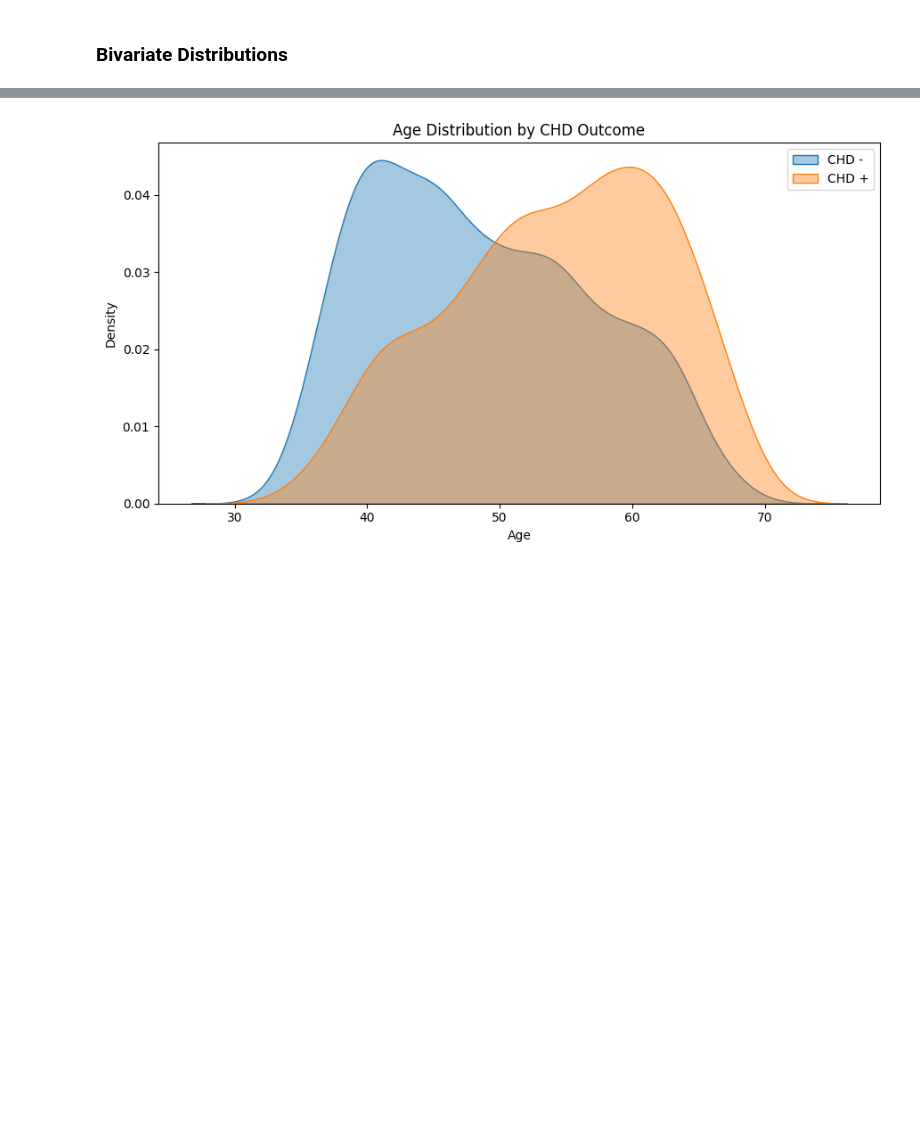
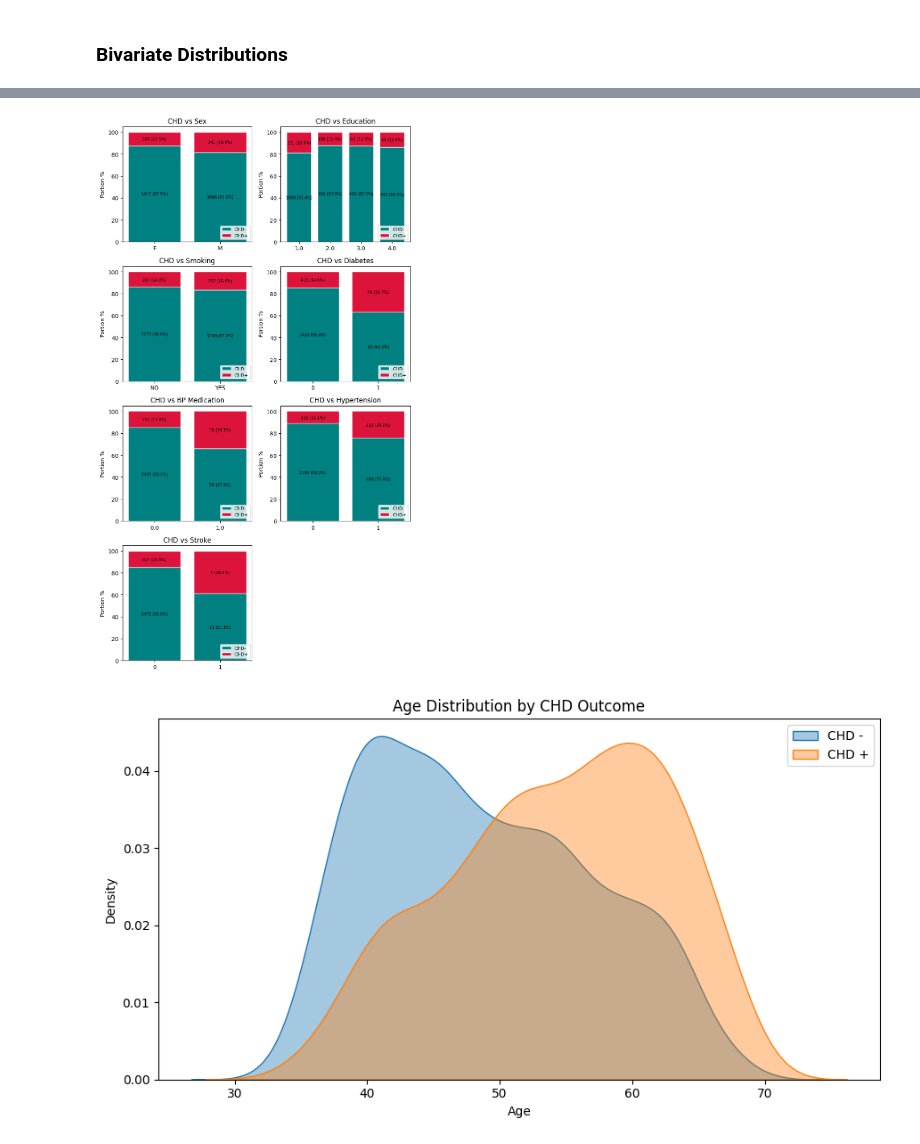
Before and after one commit to mtfattahpour/chd-prediction, a Jupyter notebook: notebooks/eda.ipynb, the cells around one changed output, grey strips where cells are left out. Saved outputs shown, nothing was run; the diff lists cells and outputs as text; code cells hidden in the pictures; blank space fills up the shorter version.

```diff
--- a/notebooks/eda.ipynb
+++ b/notebooks/eda.ipynb
@@ -211,3 +304,26 @@ A few things stand out. `cigsPerDay` is very right-skewed (i.e. many people smok
+# %%
+fig = plt.figure(figsize=(8, 14))
+
+cat_comparisons = [
+    ('sex', 'CHD vs Sex'),
+    ('education', 'CHD vs Education'),
+    ('is_smoking', 'CHD vs Smoking'),
+    ('diabetes', 'CHD vs Diabetes'),
+    ('BPMeds', 'CHD vs BP Medication'),
+    ('prevalentHyp', 'CHD vs Hypertension'),
+    ('prevalentStroke', 'CHD vs Stroke'),
+]
+
+for i, (feat, title) in enumerate(cat_comparisons, 1):
+    plt.subplot(4, 2, i)
+    temp_data = df[[feat, 'TenYearCHD']].groupby([feat, 'TenYearCHD']).size().unstack('TenYearCHD')
+    temp_data.columns = ['CHD-', 'CHD+']
+    plot_stacked_barchart(temp_data, title=title)
+
+plt.tight_layout()
+plt.show()
+# %% [output]
+[figure, added]
 # %%
 plt.figure(figsize=(9, 5))
 sns.kdeplot(df[df['TenYearCHD'] == 0]['age'], label='CHD -', fill=True, alpha=0.4)
```
Also changed, not shown: parts of 10 cells of this notebook.
